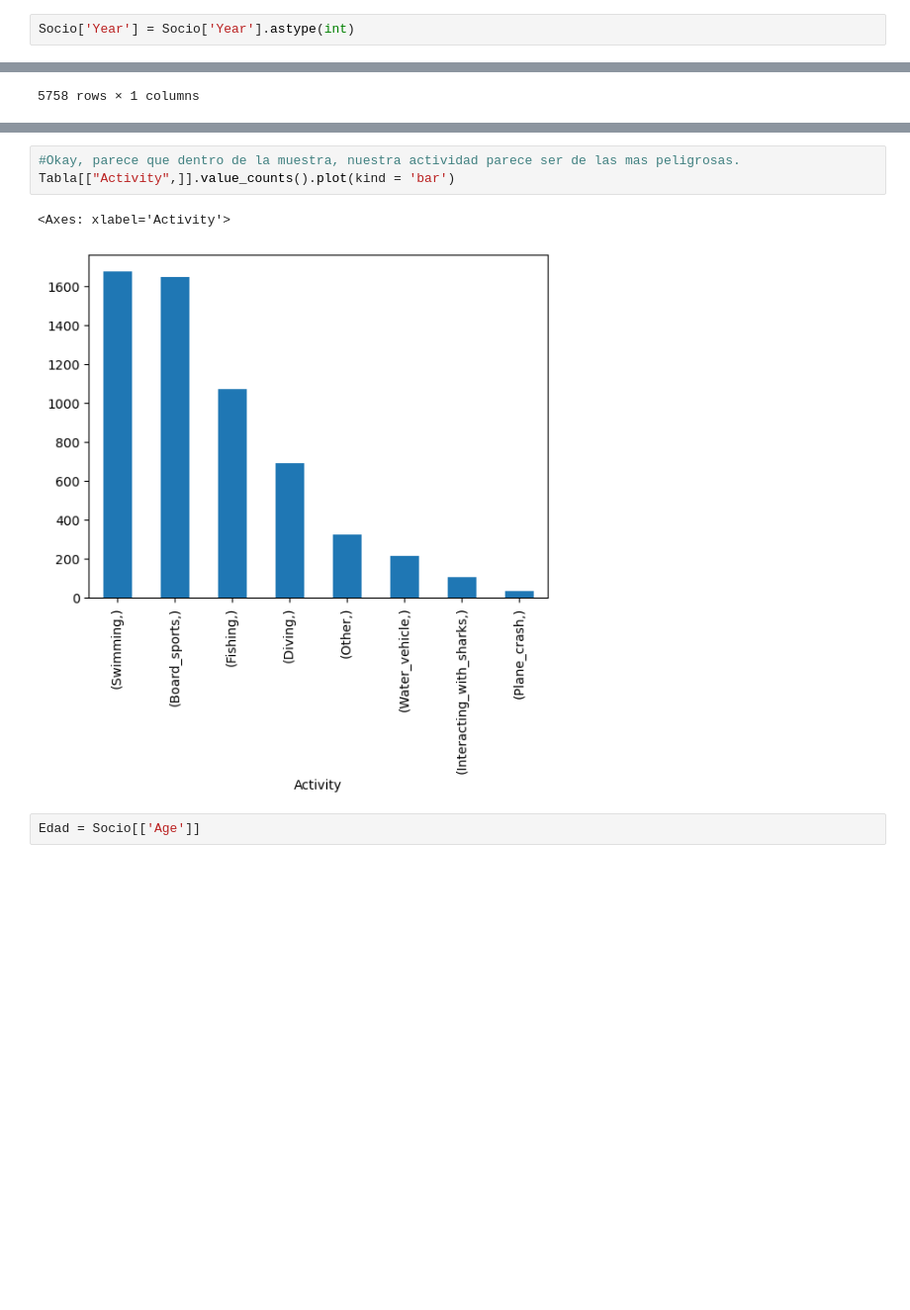
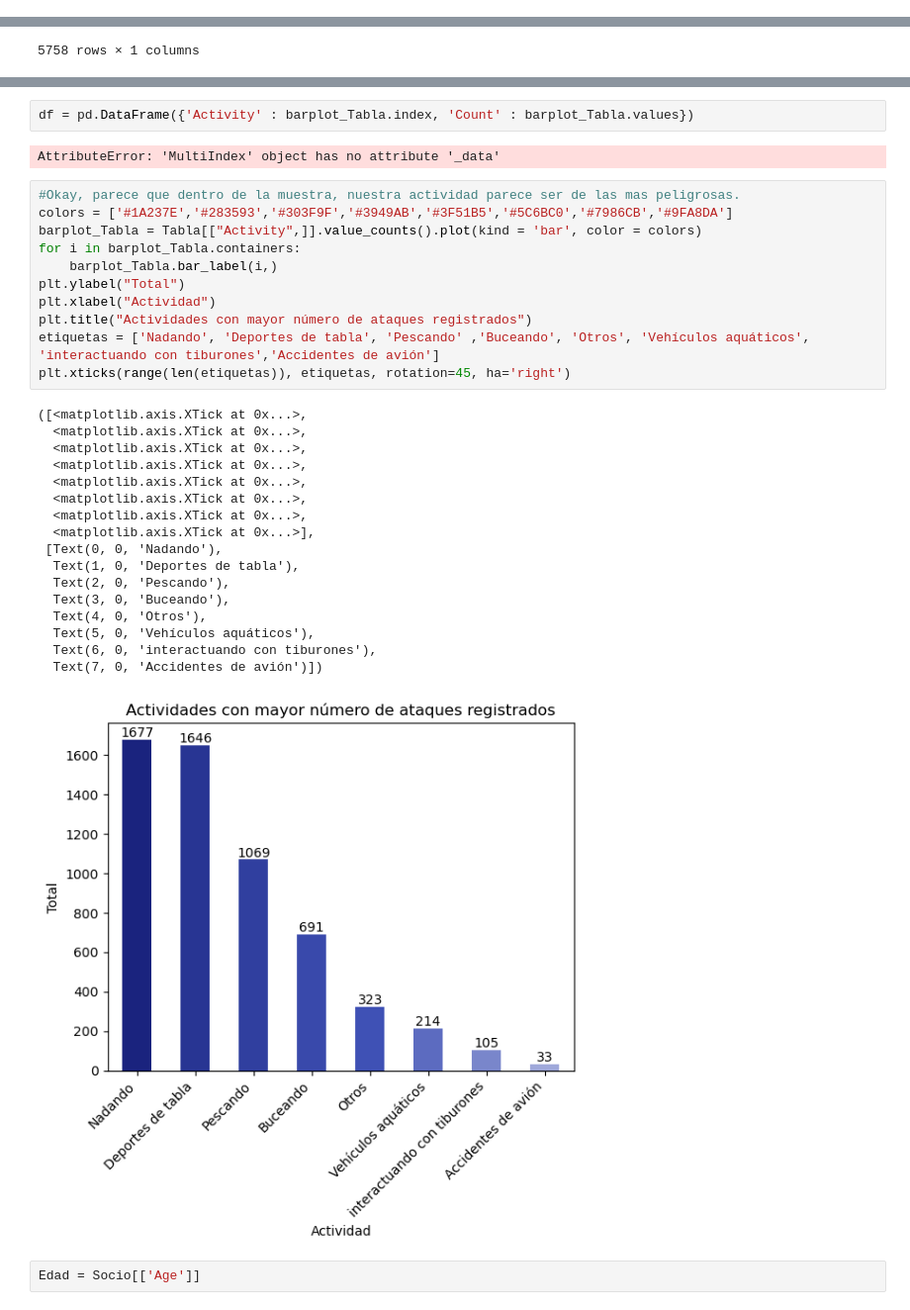
Before and after one commit to ToniMorey/Shark_lab, a Jupyter notebook: Main_notebook.ipynb, the cells around one changed output, grey strips where cells are left out. Shown at 99% size. Cells and saved outputs as stored; diff of their text form; blank space fills up the shorter version.

```diff
--- a/Main_notebook.ipynb
+++ b/Main_notebook.ipynb
@@ -1146,5 +1160,3 @@ Data columns (total 8 columns):
  7   Activity  5758 non-null   object
 dtypes: object(8)
 memory usage: 394.0+ KB
-# %%
-Socio['Year'] = Socio['Year'].astype(int)
@@ -1201,9 +1226,36 @@ Filas_null(Tabla,10)
+# %%
+df = pd.DataFrame({'Activity' : barplot_Tabla.index, 'Count' : barplot_Tabla.values})
+# %% [output]
+AttributeError: 'MultiIndex' object has no attribute '_data'
 # %%
 #Okay, parece que dentro de la muestra, nuestra actividad parece ser de las mas peligrosas.
-Tabla[["Activity",]].value_counts().plot(kind = 'bar')
+colors = ['#1A237E','#283593','#303F9F','#3949AB','#3F51B5','#5C6BC0','#7986CB','#9FA8DA']
+barplot_Tabla = Tabla[["Activity",]].value_counts().plot(kind = 'bar', color = colors)
+for i in barplot_Tabla.containers:
+    barplot_Tabla.bar_label(i,)
+plt.ylabel("Total")
+plt.xlabel("Actividad")
+plt.title("Actividades con mayor número de ataques registrados")
+etiquetas = ['Nadando', 'Deportes de tabla', 'Pescando' ,'Buceando', 'Otros', 'Vehículos aquáticos', 'interactuando con tiburones','Accidentes de avión']
+plt.xticks(range(len(etiquetas)), etiquetas, rotation=45, ha='right')
 # %% [output]
-<Axes: xlabel='Activity'>
+([<matplotlib.axis.XTick at 0x...>,
+  <matplotlib.axis.XTick at 0x...>,
+  <matplotlib.axis.XTick at 0x...>,
+  <matplotlib.axis.XTick at 0x...>,
+  <matplotlib.axis.XTick at 0x...>,
+  <matplotlib.axis.XTick at 0x...>,
+  <matplotlib.axis.XTick at 0x...>,
+  <matplotlib.axis.XTick at 0x...>],
+ [Text(0, 0, 'Nadando'),
+  Text(1, 0, 'Deportes de tabla'),
+  Text(2, 0, 'Pescando'),
+  Text(3, 0, 'Buceando'),
+  Text(4, 0, 'Otros'),
+  Text(5, 0, 'Vehículos aquáticos'),
+  Text(6, 0, 'interactuando con tiburones'),
+  Text(7, 0, 'Accidentes de avión')])
-[figure, old version]
+[figure, new version]
 # %%
 Edad = Socio[['Age']]
 # %%
```
Also changed, not shown: parts of 88 cells of this notebook, 17 other files.
